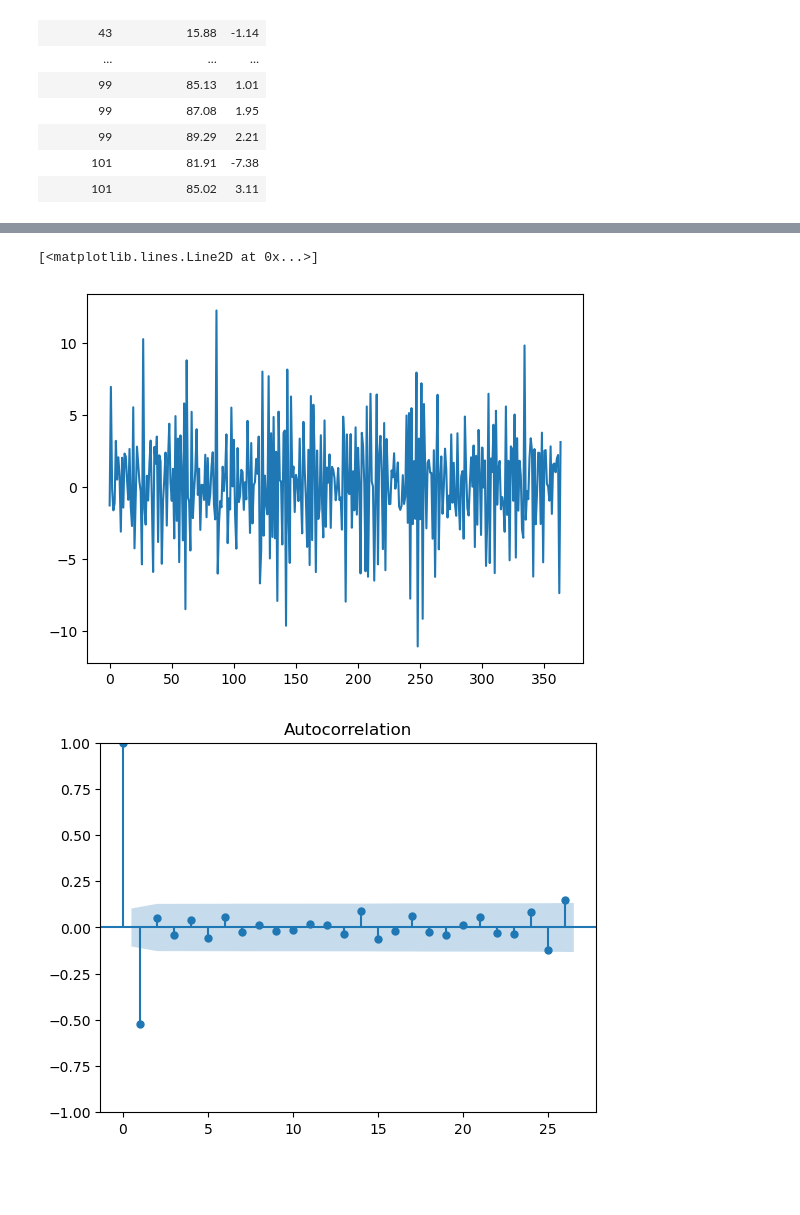
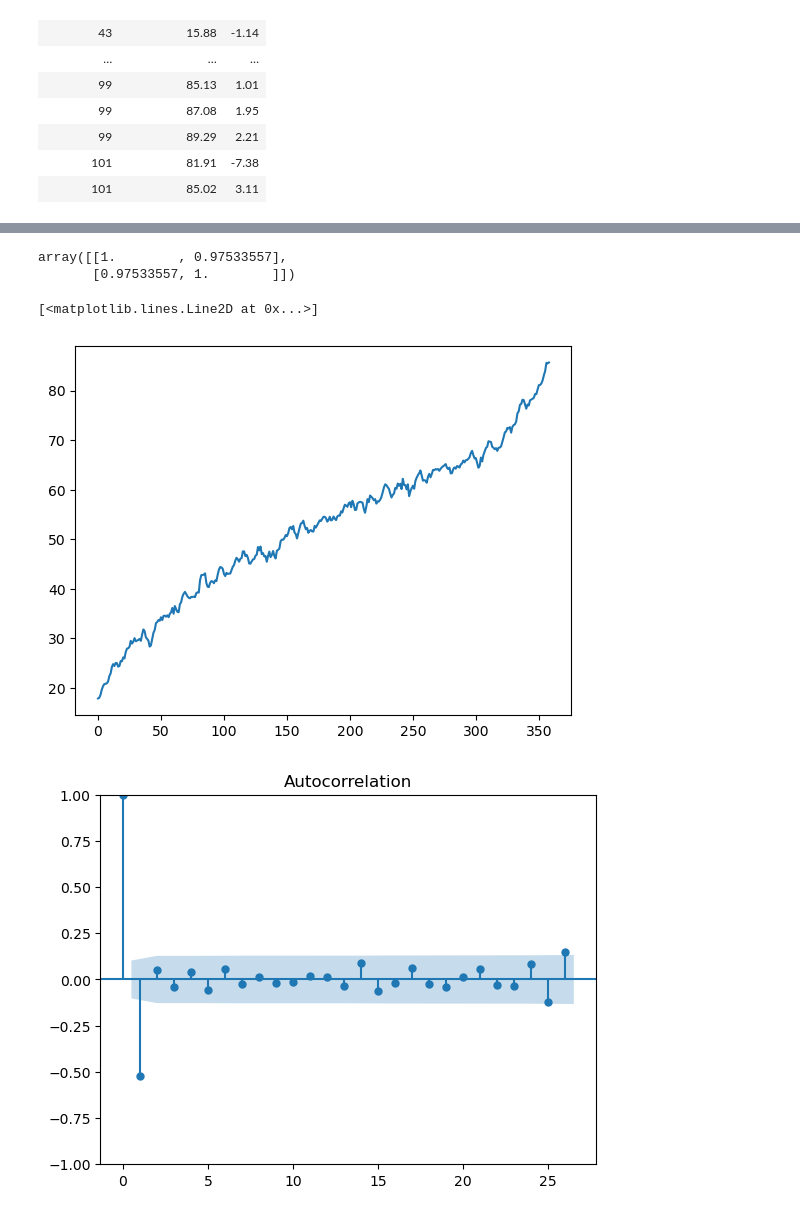
Before and after one commit to Ravikumarchavva/ML_Playground, a Jupyter notebook: week3_TimeSeries/Day1_preprocessing_Eda/preprocess.ipynb, the cells around one changed output, grey strips where cells are left out. Saved outputs shown, nothing was run; the diff lists cells and outputs as text; code cells hidden in the pictures; blank space fills up the shorter version.

```diff
--- a/week3_TimeSeries/Day1_preprocessing_Eda/preprocess.ipynb
+++ b/week3_TimeSeries/Day1_preprocessing_Eda/preprocess.ipynb
@@ -55,3 +63,5 @@ shape: (364, 3)
 | 99 | 89.29 | 2.21 |
 | 101 | 81.91 | -7.38 |
 | 101 | 85.02 | 3.11 |
+# %%
+data=data.drop_nulls()
@@ -58,8 +98,13 @@ shape: (364, 3)
+# %%
+np.corrcoef(data['Ice Cream Profits'],data['Ice Cream Profits'].shift_and_fill(0,n=1))
+# %% [output]
+array([[1.        , 0.97533557],
+       [0.97533557, 1.        ]])
 # %%
-plt.plot(data["lag1"])
+plt.plot(data['moving Avg'])
 # %% [output]
 [<matplotlib.lines.Line2D at 0x...>]
-[figure, old version]
+[figure, new version]
 # %%
 from statsmodels.tsa.arima.model import ARIMA
 from statsmodels.graphics.tsaplots import plot_acf
```
Also changed, not shown: parts of 12 cells of this notebook, 7 other files.
